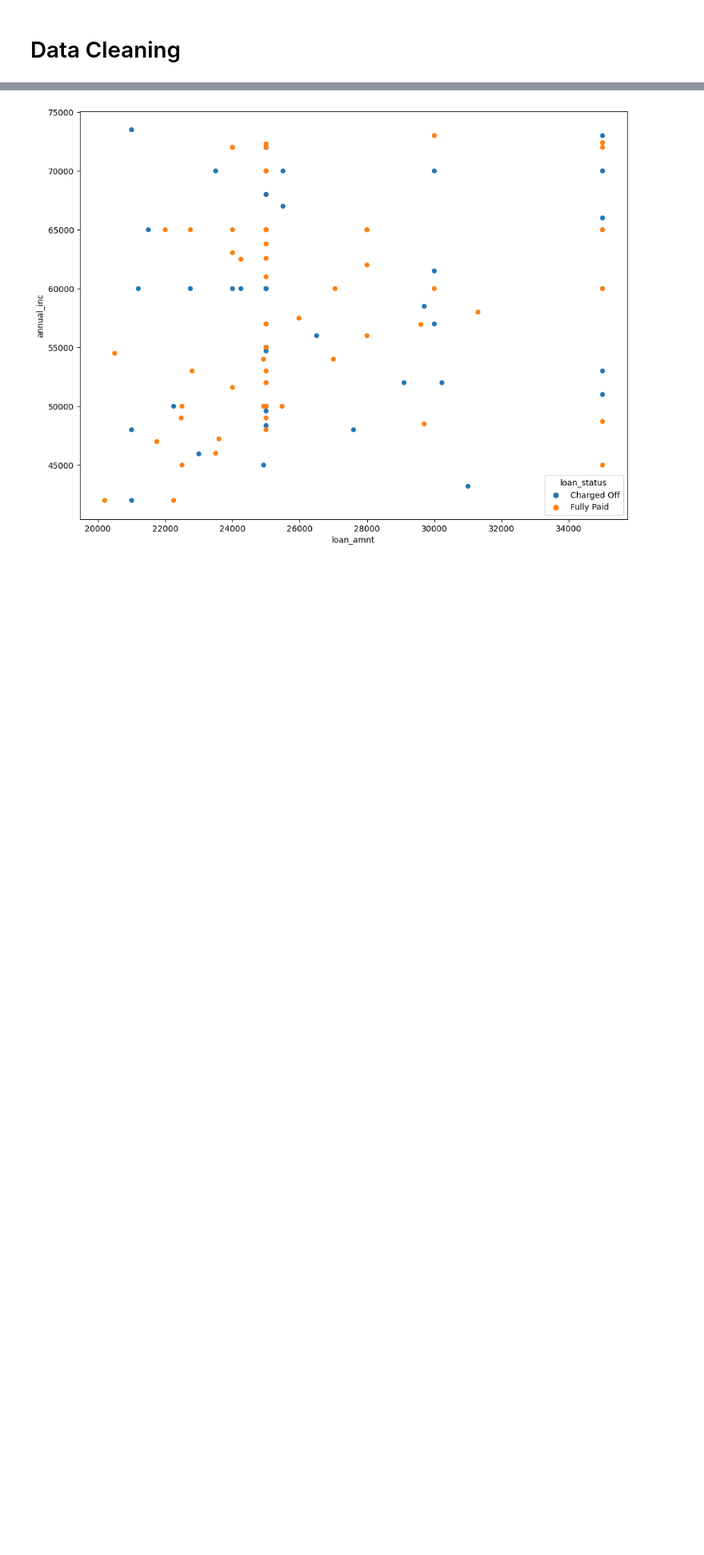
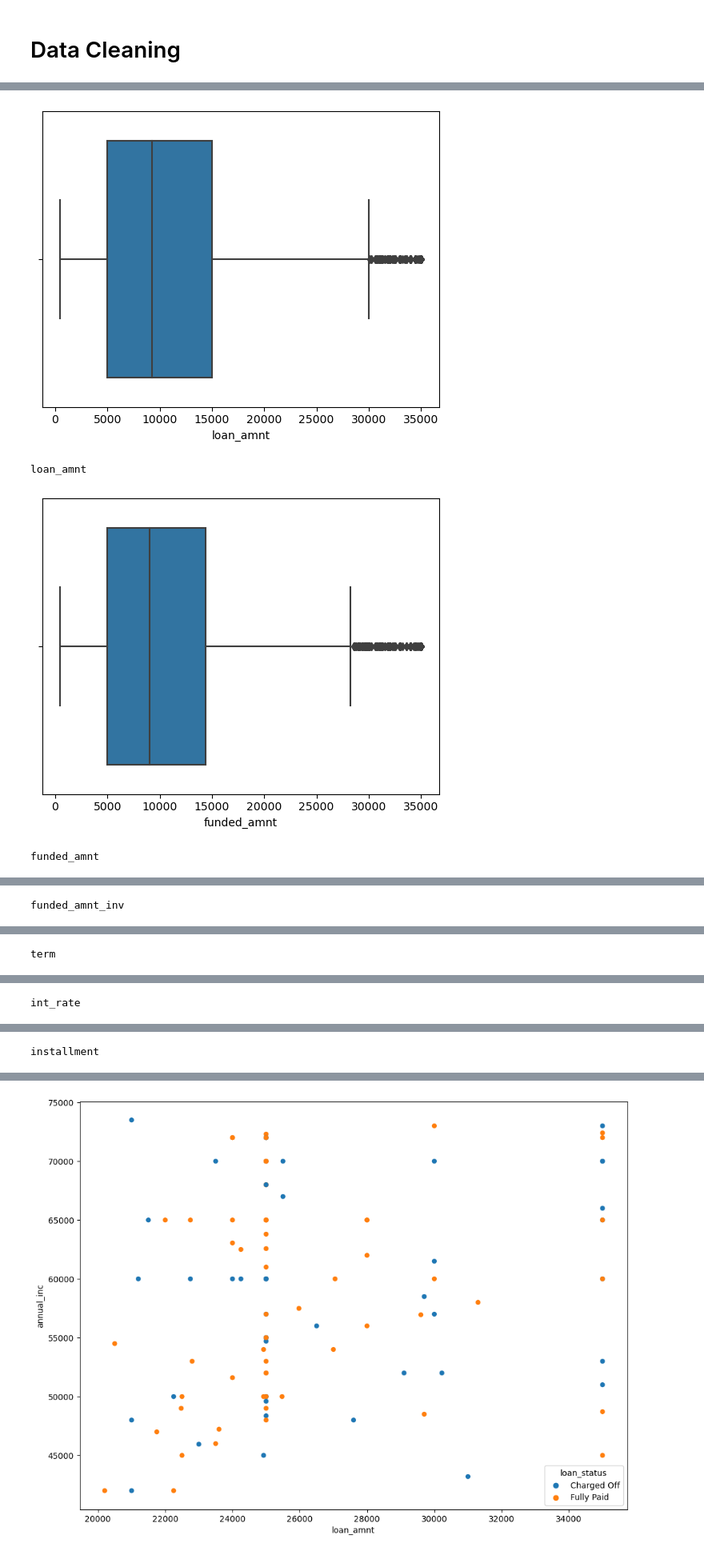
Before and after one commit to sghoshca/lending_club_case_study, a Jupyter notebook: Lending_Club_Case_Study.ipynb, the cells around one changed output, grey strips where cells are left out. Shown at 80% size. Drawn from its saved outputs; the diff is of its cells as text; code cells hidden in the pictures; blank space fills up the shorter version.

```diff
--- a/Lending_Club_Case_Study.ipynb
+++ b/Lending_Club_Case_Study.ipynb
@@ -92,0 +170,13 @@ loan_df.drop(labels=drop_list, axis=1,inplace=True)
+# %%
+### Create boxplot for all numeric columns
+float=[]
+for i in df.columns:
+    if df[i].dtype in('float64','float32','int64', 'int32', 'int', 'float'):
+        sns.boxplot(df[pd.notna(df[i])][i])
+        plt.show(all)
+        print(i)
+# %% [output]
+[figure, added]
+loan_amnt
+[figure, added]
+funded_amnt
@@ -92,0 +184 @@ loan_df.drop(labels=drop_list, axis=1,inplace=True)
+funded_amnt_inv
@@ -92,0 +186 @@ loan_df.drop(labels=drop_list, axis=1,inplace=True)
+term
@@ -92,0 +188 @@ loan_df.drop(labels=drop_list, axis=1,inplace=True)
+int_rate
@@ -92,0 +190 @@ loan_df.drop(labels=drop_list, axis=1,inplace=True)
+installment
```
Also changed, not shown: parts of 135 cells of this notebook.
